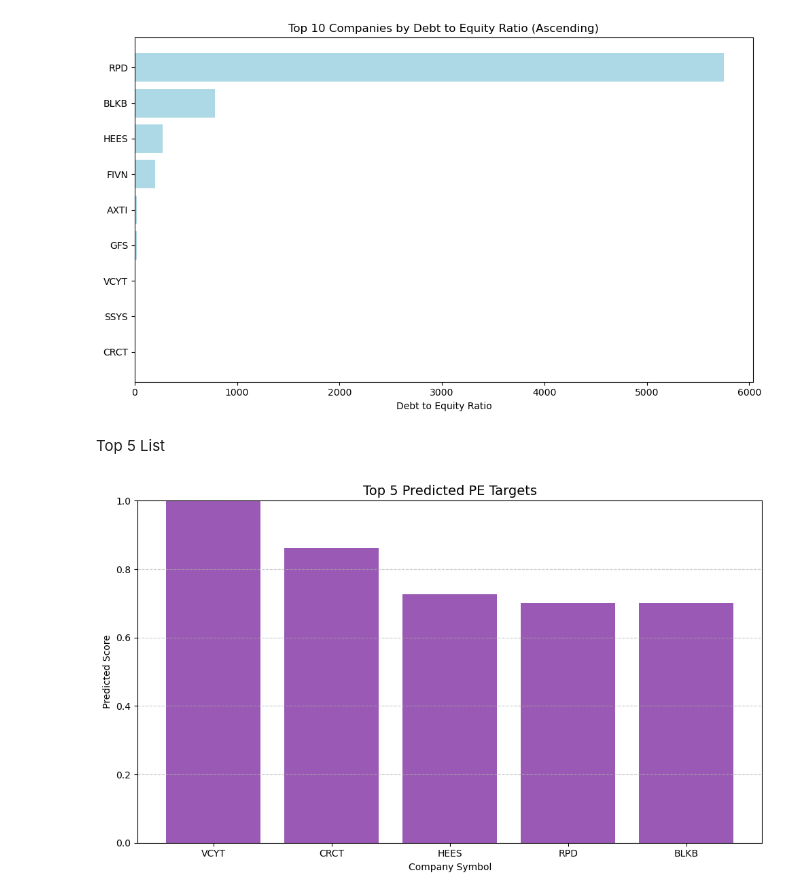
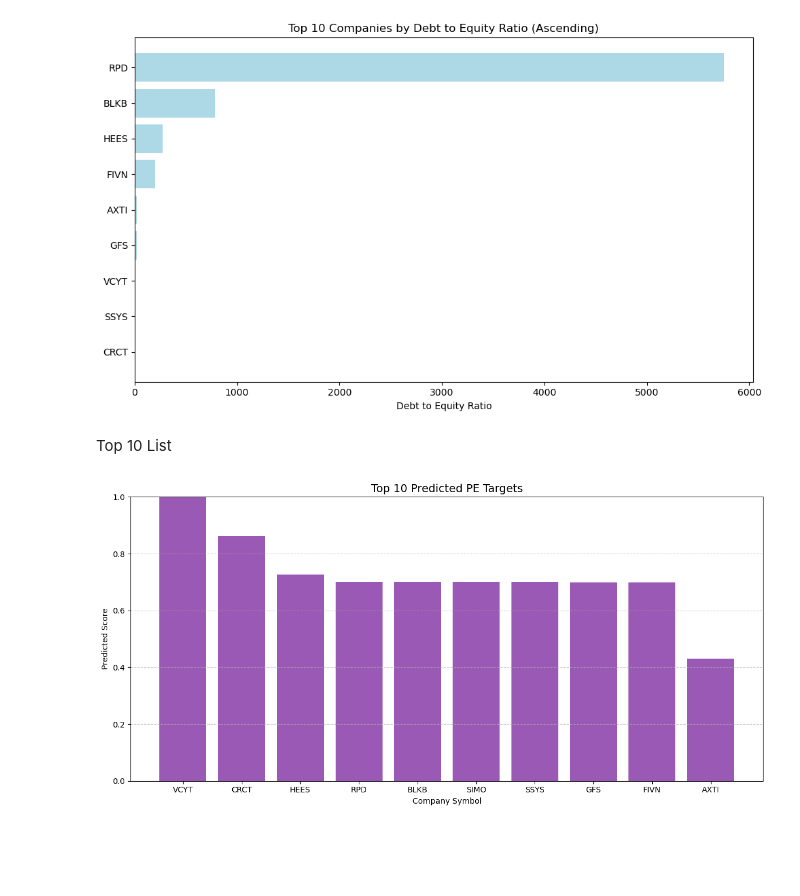
Before and after one commit to eccll/mna-prediction-risk, a Jupyter notebook: mna_project_partII.ipynb, the cells around one changed output. Drawn from its saved outputs; the diff is of its cells as text; code cells hidden in the pictures; blank space fills up the shorter version.

```diff
--- a/mna_project_partII.ipynb
+++ b/mna_project_partII.ipynb
@@ -388,19 +373,19 @@ plt.show()
 [figure]
 [figure]
 # %% [markdown]
-Top 5 List
+Top 10 List
 # %%
-top5 = df.sort_values(by="Predicted_Score", ascending=False).head(5)
+top10 = df.sort_values(by="Predicted_Score", ascending=False).head(10)
 
-plt.figure(figsize=(10, 6))
-plt.bar(top5["Symbol"], top5["Predicted_Score"], color="#9b59b6")
+plt.figure(figsize=(12, 6))
+plt.bar(top10["Symbol"], top10["Predicted_Score"], color="#9b59b6")
 plt.ylim(0, 1)
-plt.title("Top 5 Predicted PE Targets", fontsize=14)
+plt.title("Top 10 Predicted PE Targets", fontsize=14)
 plt.ylabel("Predicted Score")
 plt.xlabel("Company Symbol")
 plt.grid(axis="y", linestyle="--", alpha=0.7)
 plt.tight_layout()
-plt.savefig("top5_pe_targets.png", dpi=300)
+plt.savefig("top10_pe_targets.png", dpi=300)
 plt.show()
 # %% [output]
-[figure, old version]
+[figure, new version]
```
Also changed, not shown: parts of 5 cells of this notebook, 12 other files.
